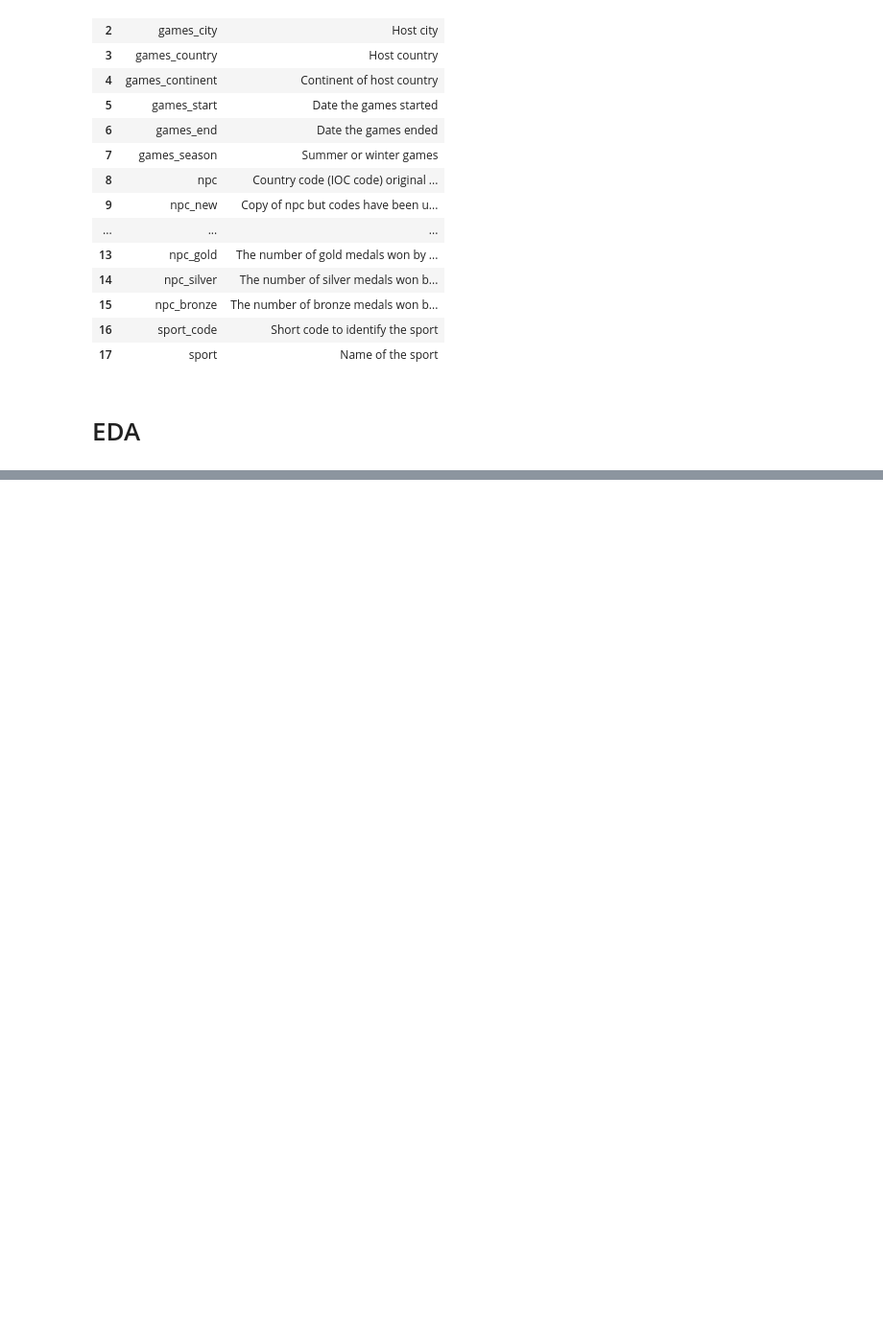
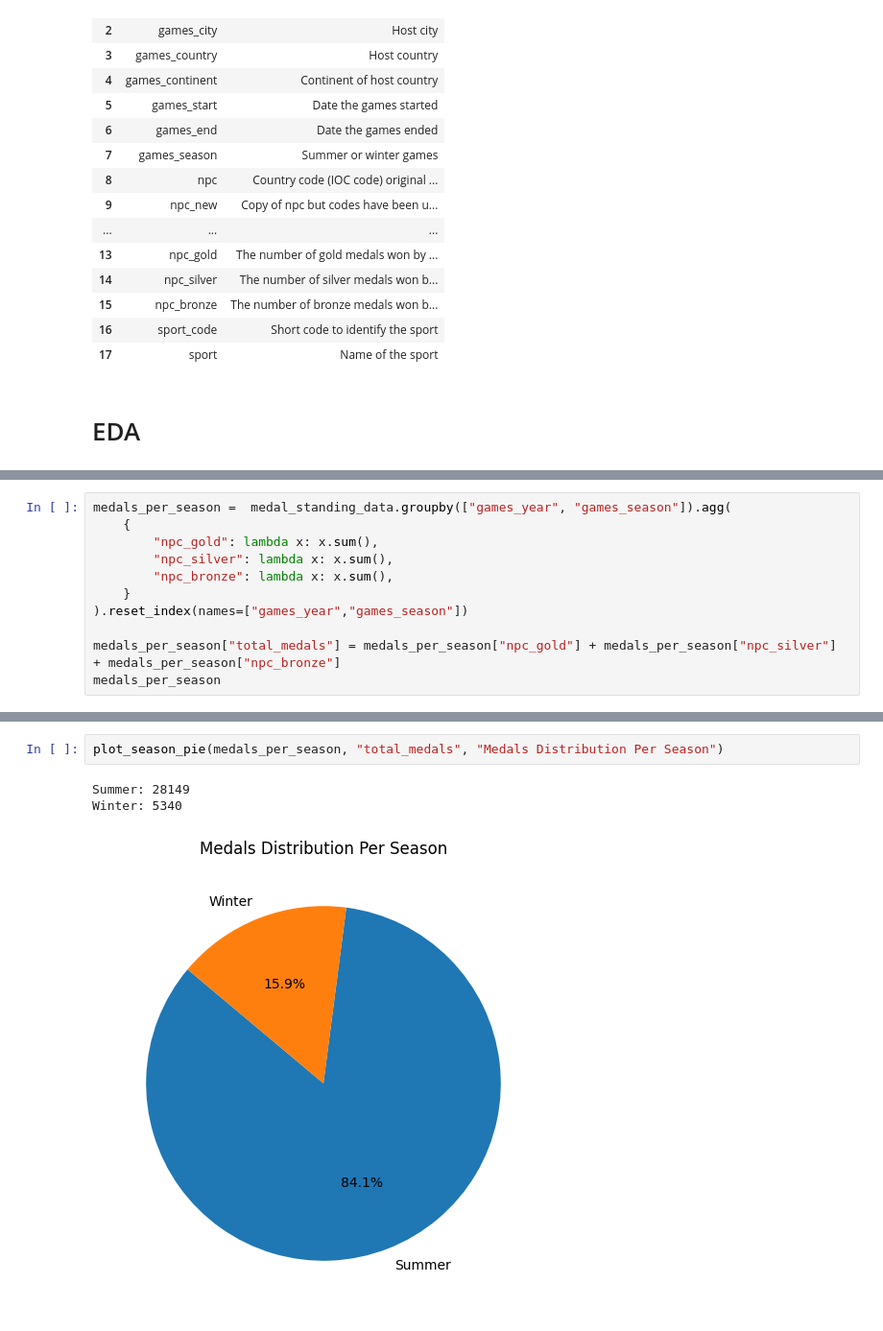
Before and after one commit to Dakalo156/onyx-paralympics-dataset, a Jupyter notebook: 00_eda_medal_standings.ipynb, the cells around one changed output, grey strips where cells are left out. Shown at 96% size. Drawn from its saved outputs; the diff is of its cells as text; blank space fills up the shorter version.

```diff
--- a/00_eda_medal_standings.ipynb
+++ b/00_eda_medal_standings.ipynb
@@ -46,0 +189,11 @@ medal_standing_data
+# %%
+medals_per_season =  medal_standing_data.groupby(["games_year", "games_season"]).agg(
+    {
+        "npc_gold": lambda x: x.sum(),
+        "npc_silver": lambda x: x.sum(),
+        "npc_bronze": lambda x: x.sum(),
+    }
+).reset_index(names=["games_year","games_season"])
+
+medals_per_season["total_medals"] = medals_per_season["npc_gold"] + medals_per_season["npc_silver"] + medals_per_season["npc_bronze"]
+medals_per_season
@@ -46,0 +218,6 @@ medal_standing_data
+# %%
+plot_season_pie(medals_per_season, "total_medals", "Medals Distribution Per Season")
+# %% [output]
+Summer: 28149
+Winter: 5340
+[figure, added]
```
Also changed, not shown: parts of 100 cells of this notebook, 3 other files.
